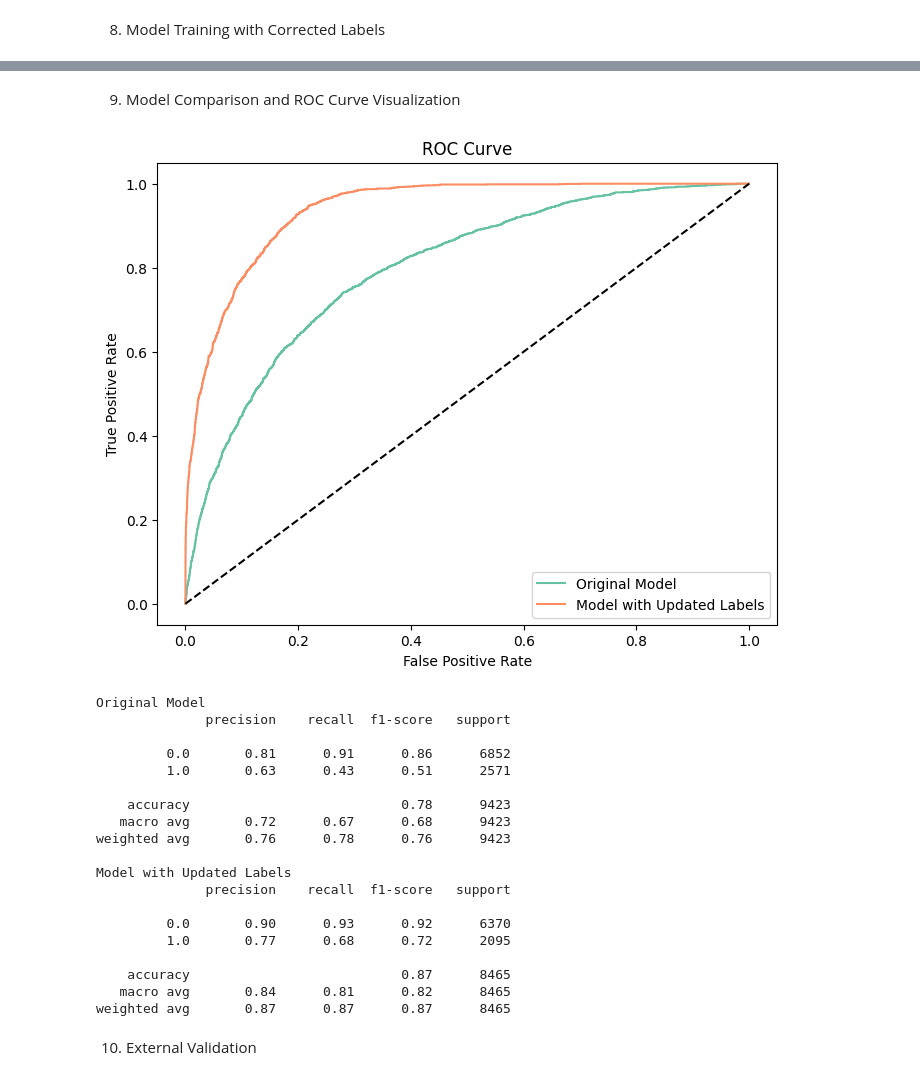
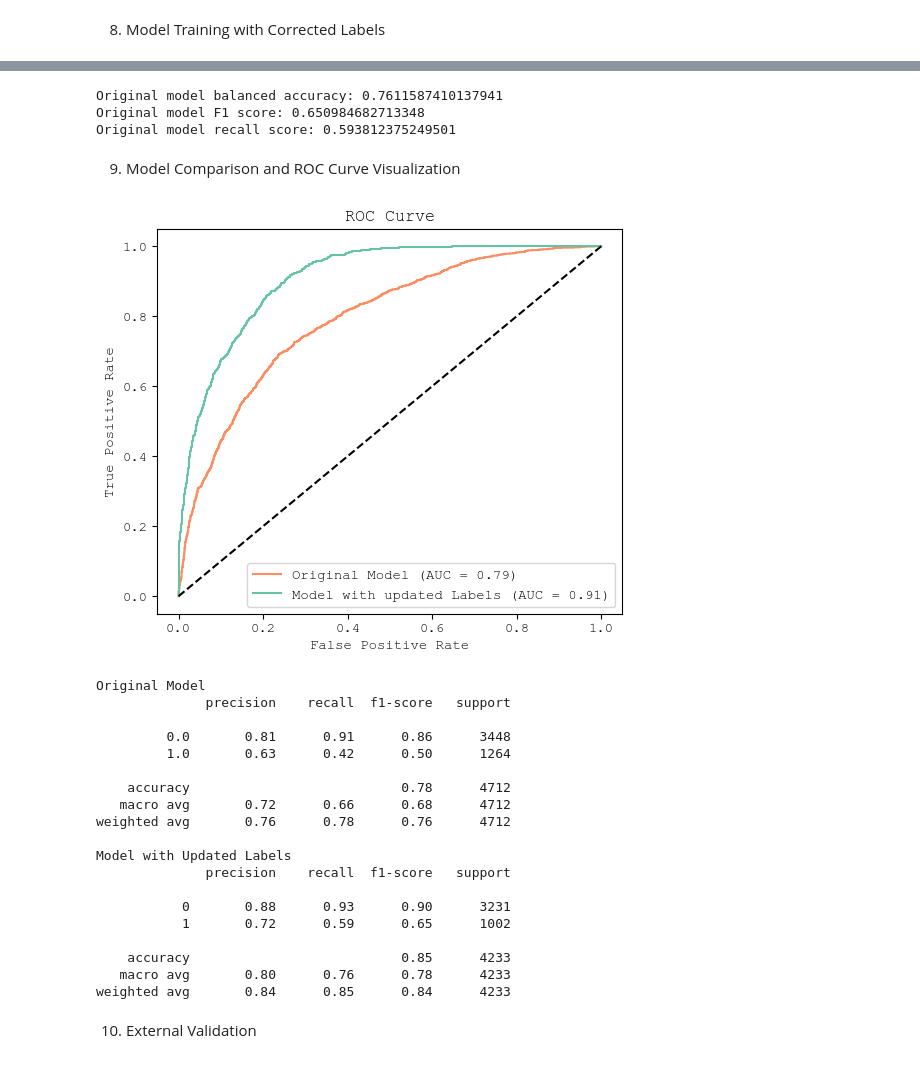
Before and after one commit to lino-zurmuehl/Master_Thesis_Dogwhistle, a Jupyter notebook: preprocessing.ipynb, the cells around one changed output, grey strips where cells are left out. Saved outputs shown, nothing was run; the diff lists cells and outputs as text; code cells hidden in the pictures.

```diff
--- a/preprocessing.ipynb
+++ b/preprocessing.ipynb
@@ -9,7 +9,7 @@ import numpy as np
 import pandas as pd
 import re
 import string
-from sklearn.metrics import accuracy_score, log_loss, f1_score, recall_score, roc_curve, roc_auc_score, balanced_accuracy_score
+from sklearn.metrics import accuracy_score, log_loss, f1_score, recall_score, roc_curve, auc, balanced_accuracy_score
 from sklearn.model_selection import cross_val_predict, train_test_split, KFold
 from sklearn.linear_model import LogisticRegression
 from sentence_transformers import SentenceTransformer
@@ -33,6 +33,9 @@ torch.manual_seed(seed)
 torch.cuda.manual_seed_all(seed)
 torch.backends.cudnn.deterministic = True
 torch.backends.cudnn.benchmark = False
+plt.rcParams.update({"font.family": "Courier New "})
+set2 = sns.color_palette("Set2")
+custom_palette = [set2[1], set2[0]] + list(set2[2:])
 # %% [output]
 MPS is available on this device
 # %%
@@ -441,48 +512,66 @@ Original model recall score: 0.43329443796188255
+# %%
+# Compare with model trained on original dataset
+
+clf_updated = LogisticRegression(max_iter=1000, random_state=seed)
+X_train_updated = get_embeddings_in_batches(roberta_train['content'].to_list(), batch_size=32)
+X_test_updated = get_embeddings_in_batches(roberta_val['content'].to_list(), batch_size=32)
+clf_updated.fit(X_train_updated, roberta_train['label'])
+y_pred_updated = clf_updated.predict(X_test_updated)
+
+print('Original model balanced accuracy:', balanced_accuracy_score(roberta_val['label'], y_pred_updated))
+print('Original model F1 score:', f1_score(roberta_val['label'], y_pred_updated))
+print('Original model recall score:', recall_score(roberta_val['label'], y_pred_updated))
+# %% [output]
+Original model balanced accuracy: 0.7611587410137941
+Original model F1 score: 0.650984682713348
+Original model recall score: 0.593812375249501
 # %% [markdown]
 9. Model Comparison and ROC Curve Visualization
 # %%
 # Compare ROC curves for original and corrected models
 fpr, tpr, _ = roc_curve(y_test, clf.predict_proba(X_test)[:,1])
-fpr_updated, tpr_updated, _ = roc_curve(y_test_updated, clf_updated.predict_proba(X_test_updated)[:,1])
+fpr_updated, tpr_updated, _ = roc_curve(roberta_val['label'], clf_updated.predict_proba(X_test_updated)[:,1])
 
-plt.figure(figsize=(8, 6))
-plt.plot(fpr, tpr, label='Original Model', color='#66c2a5')
-plt.plot(fpr_updated, tpr_updated, label='Model with Updated Labels', color='#fc8d62')
+plt.figure(figsize=(6, 5))
+roc_auc = auc(fpr, tpr)
+plt.plot(fpr, tpr, color='#fc8d62', label=f'Original Model (AUC = {roc_auc:.2f})')
+roc_auc_updated = auc(fpr_updated, tpr_updated)
+plt.plot(fpr_updated, tpr_updated, label=f'Model with updated Labels (AUC = {roc_auc_updated:.2f})', color='#66c2a5')
 plt.plot([0, 1], [0, 1], color='black', linestyle='--')
 plt.xlabel('False Positive Rate')
 plt.ylabel('True Positive Rate')
 plt.title('ROC Curve')
 plt.legend()
-plt.savefig('roc_curve.png')
+plt.savefig('plots/roc_curve.png', dpi = 300, bbox_inches='tight')
 plt.show()
 
 # Print detailed classification reports
 from sklearn.metrics import classification_report
 print('Original Model')
 print(classification_report(y_test, y_pred))
 print('Model with Updated Labels')
-print(classification_report(y_test_updated, y_pred_updated))
+print(classification_report(roberta_val['label'], y_pred_updated))
 # %% [output]
-[figure, old version]
+[figure, new version]
 Original Model
               precision    recall  f1-score   support
 
-         0.0       0.81      0.91      0.86      6852
-         1.0       0.63      0.43      0.51      2571
+         0.0       0.81      0.91      0.86      3448
+         1.0       0.63      0.42      0.50      1264
 
-    accuracy                           0.78      9423
-   macro avg       0.72      0.67      0.68      9423
-weighted avg       0.76      0.78      0.76      9423
+    accuracy                           0.78      4712
+   macro avg       0.72      0.66      0.68      4712
+weighted avg       0.76      0.78      0.76      4712
 
 Model with Updated Labels
               precision    recall  f1-score   support
 
-         0.0       0.90      0.93      0.92      6370
-         1.0       0.77      0.68      0.72      2095
+           0       0.88      0.93      0.90      3231
+           1       0.72      0.59      0.65      1002
 
-    accuracy                           0.87      8465
-   macro avg       0.84      0.81      0.82      8465
-weighted avg       0.87      0.87      0.87      8465
+    accuracy                           0.85      4233
+   macro avg       0.80      0.76      0.78      4233
+weighted avg       0.84      0.85      0.84      4233
 # %% [markdown]
 10. External Validation
 # %%
```
Also changed, not shown: parts of 8 cells of this notebook, 12 other files.
